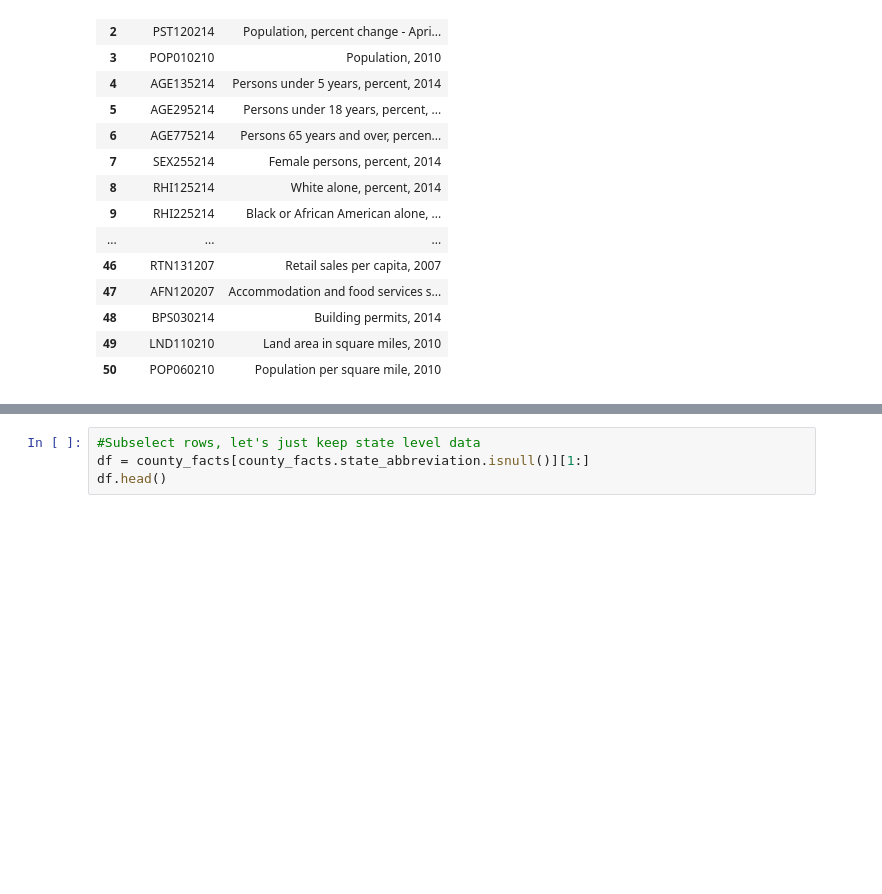
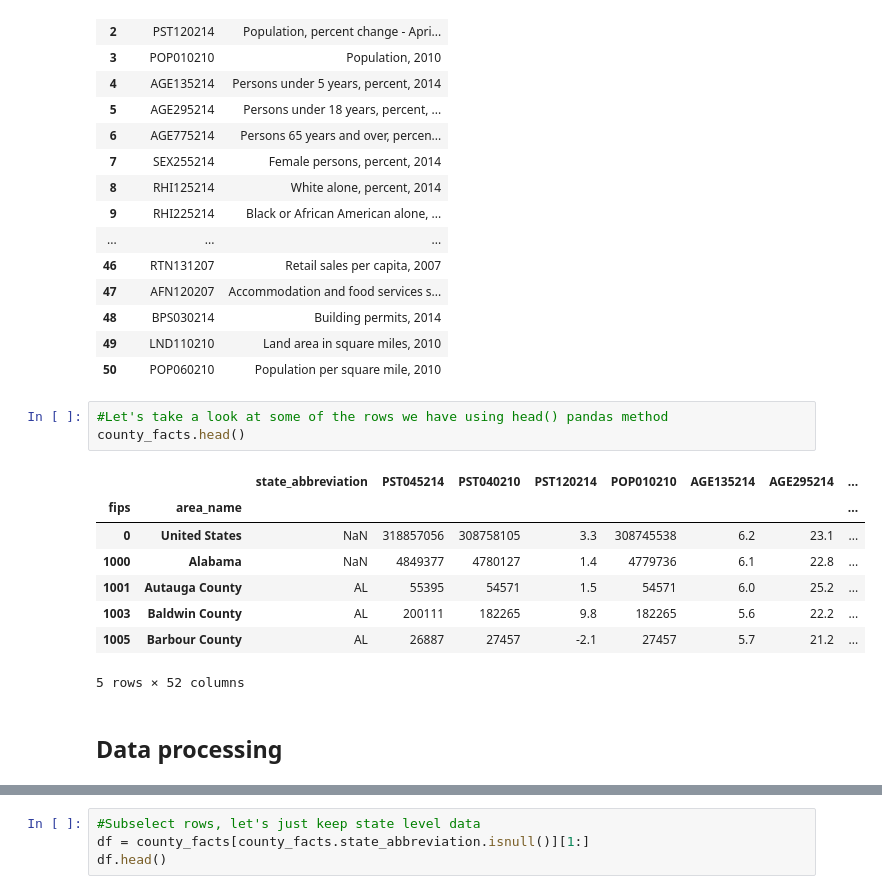
Before and after one commit to crowd-course/datascience, a Jupyter notebook: 6-clustering/example-clustering-states.ipynb, the cells around one changed output, grey strips where cells are left out. Drawn from its saved outputs; the diff is of its cells as text; blank space fills up the shorter version.

```diff
--- a/6-clustering/example-clustering-states.ipynb
+++ b/6-clustering/example-clustering-states.ipynb
@@ -37,3 +39,17 @@ county_facts_columns
 | 48 | BPS030214 | Building permits, 2014 |
 | 49 | LND110210 | Land area in square miles, 2010 |
 | 50 | POP060210 | Population per square mile, 2010 |
+# %%
+#Let's take a look at some of the rows we have using head() pandas method
+county_facts.head()
+# %% [output]
+|  |  | state_abbreviation | PST045214 | PST040210 | PST120214 | POP010210 | AGE135214 | AGE295214 | ... |
+| fips | area_name |  |  |  |  |  |  |  | ... |
+| 0 | United States | NaN | 318857056 | 308758105 | 3.3 | 308745538 | 6.2 | 23.1 | ... |
+| 1000 | Alabama | NaN | 4849377 | 4780127 | 1.4 | 4779736 | 6.1 | 22.8 | ... |
+| 1001 | Autauga County | AL | 55395 | 54571 | 1.5 | 54571 | 6.0 | 25.2 | ... |
+| 1003 | Baldwin County | AL | 200111 | 182265 | 9.8 | 182265 | 5.6 | 22.2 | ... |
+| 1005 | Barbour County | AL | 26887 | 27457 | -2.1 | 27457 | 5.7 | 21.2 | ... |
+5 rows × 52 columns
+# %% [markdown]
+## Data processing
```
Also changed, not shown: parts of 10 cells of this notebook.
